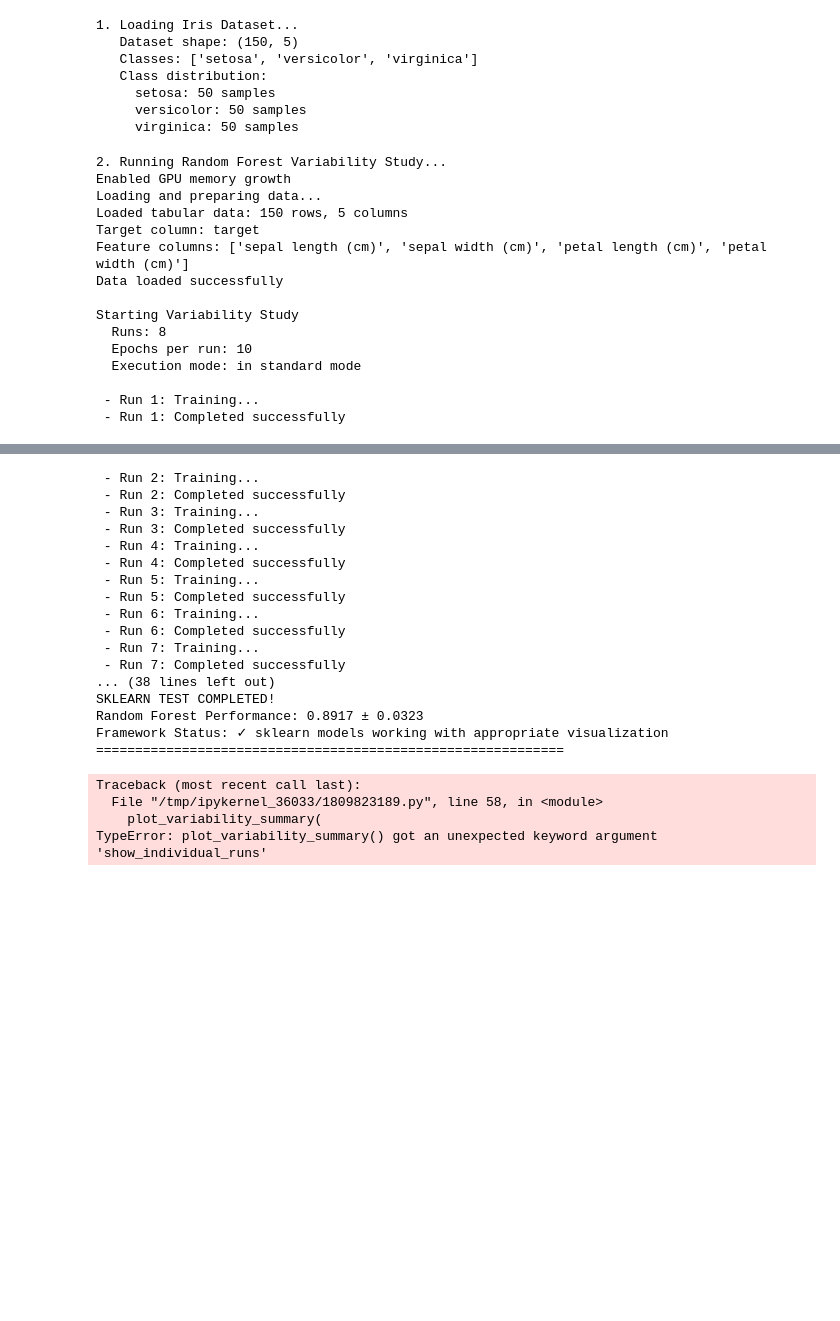
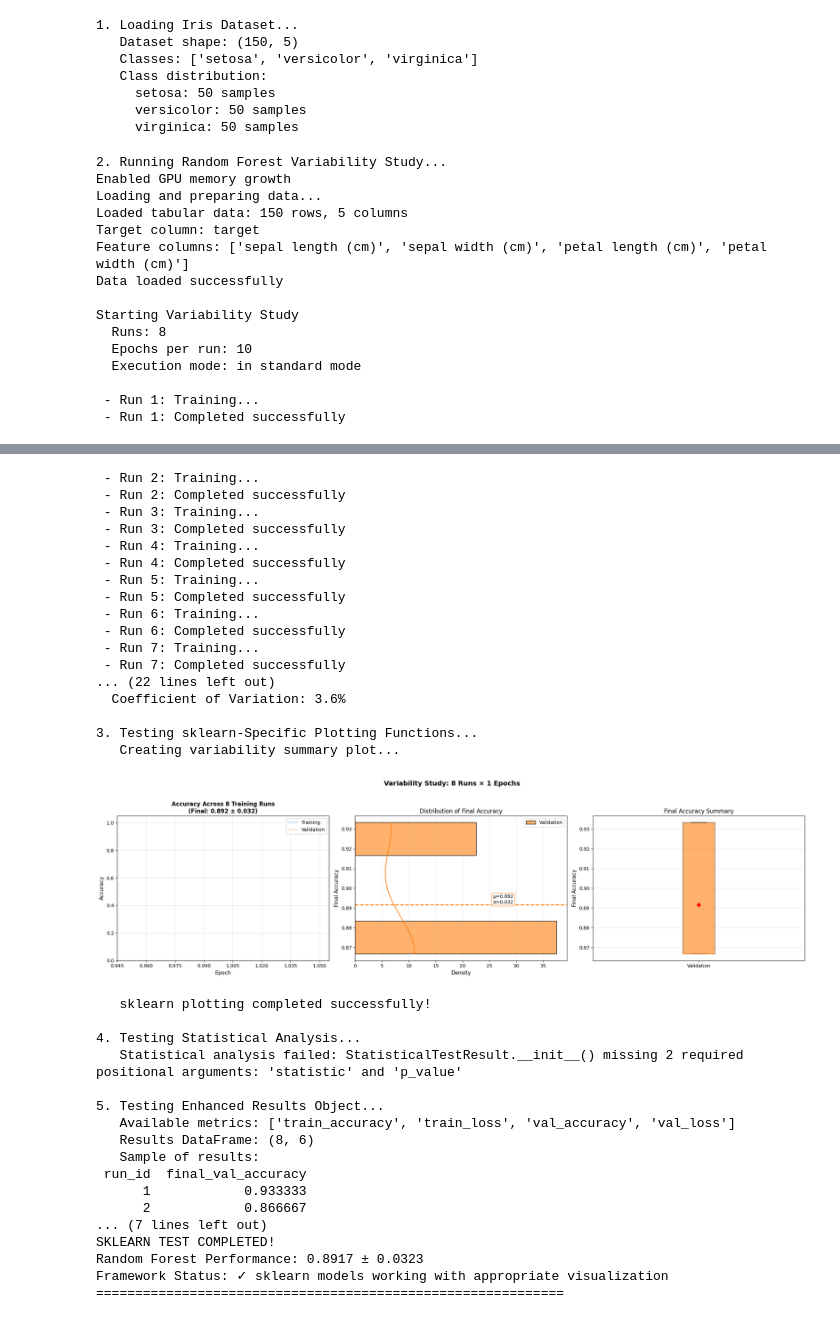
Before and after one commit to skizlik/caracal, a Jupyter notebook: examples/caracal_ex_2.ipynb, the cells around one changed output, grey strips where cells are left out. Saved outputs shown, nothing was run; the diff lists cells and outputs as text; code cells hidden in the pictures; blank space fills up the shorter version.

Commit message:
Add get_available_metrics() and to_dataframe() methods to VariabilityStudyResults in runners.py, fix sklearn example test

```diff
--- a/examples/caracal_ex_2.ipynb
+++ b/examples/caracal_ex_2.ipynb
@@ -108,7 +113,6 @@ try:
         all_runs_metrics_list=rf_results.all_runs_metrics,
         final_metrics_series=rf_results.final_val_accuracies,
         metric='accuracy',
-        show_individual_runs=True,
         show_histogram=True,
         show_boxplot=True
     )
@@ -213,21 +217,35 @@ Starting Variability Study
  - Run 2: Training...
  - Run 2: Completed successfully
  - Run 3: Training...
  - Run 3: Completed successfully
  - Run 4: Training...
  - Run 4: Completed successfully
  - Run 5: Training...
  - Run 5: Completed successfully
  - Run 6: Training...
  - Run 6: Completed successfully
  - Run 7: Training...
  - Run 7: Completed successfully
-... (38 lines left out)
-SKLEARN TEST COMPLETED!
-Random Forest Performance: 0.8917 ± 0.0323
-Framework Status: ✓ sklearn models working with appropriate visualization
-============================================================
+... (22 lines left out)
+  Coefficient of Variation: 3.6%
+
+3. Testing sklearn-Specific Plotting Functions...
+   Creating variability summary plot...
+[figure, added]
-Traceback (most recent call last):
-  File "/tmp/ipykernel_36033/1809823189.py", line 58, in <module>
-    plot_variability_summary(
-TypeError: plot_variability_summary() got an unexpected keyword argument 'show_individual_runs'
+   sklearn plotting completed successfully!
+
+4. Testing Statistical Analysis...
+   Statistical analysis failed: StatisticalTestResult.__init__() missing 2 required positional arguments: 'statistic' and 'p_value'
+
+5. Testing Enhanced Results Object...
+   Available metrics: ['train_accuracy', 'train_loss', 'val_accuracy', 'val_loss']
+   Results DataFrame: (8, 6)
+   Sample of results:
+ run_id  final_val_accuracy
+      1            0.933333
+      2            0.866667
+... (7 lines left out)
+SKLEARN TEST COMPLETED!
+Random Forest Performance: 0.8917 ± 0.0323
+Framework Status: ✓ sklearn models working with appropriate visualization
+============================================================
```
Also changed, not shown: parts of 2 cells of this notebook, 3 other files.
